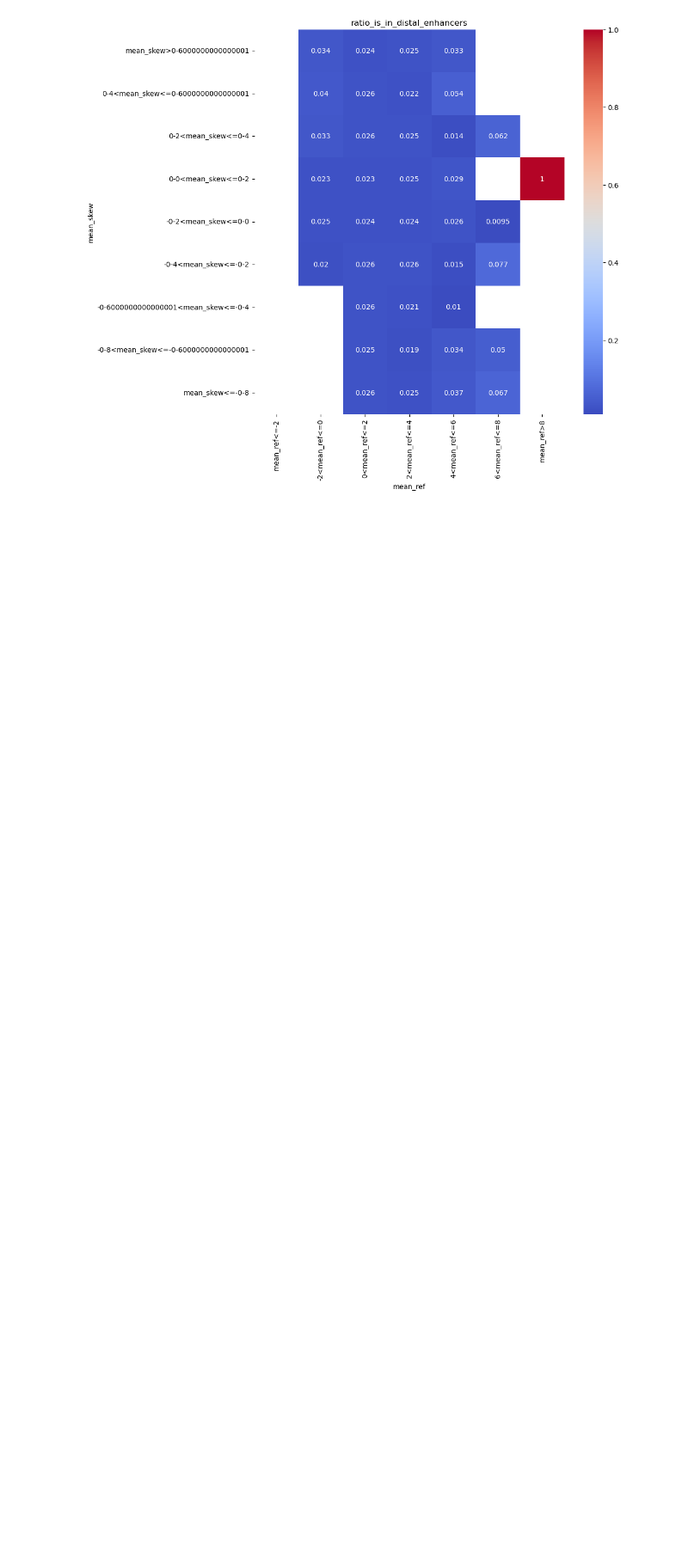
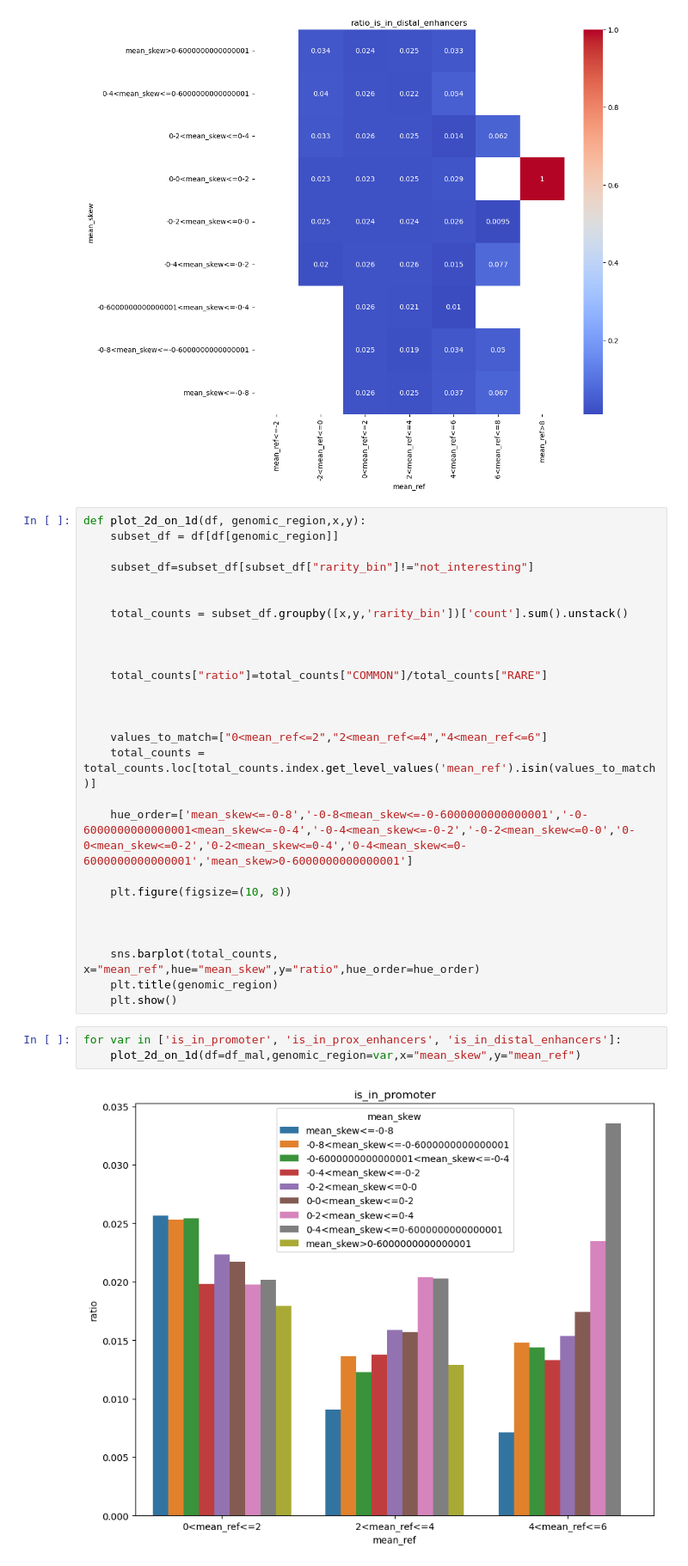
Before and after one commit to Reilly-Lab-Yale/variant_effects_mnoon, a Jupyter notebook: 3.graphs/graph_all.ipynb, the cells around one changed output. Shown at 86% size. Cells and saved outputs as stored; diff of their text form; blank space fills up the shorter version.

```diff
--- a/3.graphs/graph_all.ipynb
+++ b/3.graphs/graph_all.ipynb
@@ -312,3 +312,35 @@ for var in ['is_in_promoter', 'is_in_prox_enhancers', 'is_in_distal_enhancers']:
 [figure]
 [figure]
 [figure]
+# %%
+def plot_2d_on_1d(df, genomic_region,x,y):
+    subset_df = df[df[genomic_region]]
+
+    subset_df=subset_df[subset_df["rarity_bin"]!="not_interesting"]
+
+
+    total_counts = subset_df.groupby([x,y,'rarity_bin'])['count'].sum().unstack()
+
+
+
+    total_counts["ratio"]=total_counts["COMMON"]/total_counts["RARE"]
+
+
+
+    values_to_match=["0<mean_ref<=2","2<mean_ref<=4","4<mean_ref<=6"]
+    total_counts = total_counts.loc[total_counts.index.get_level_values('mean_ref').isin(values_to_match)]
+
+    hue_order=['mean_skew<=-0-8','-0-8<mean_skew<=-0-6000000000000001','-0-6000000000000001<mean_skew<=-0-4','-0-4<mean_skew<=-0-2','-0-2<mean_skew<=0-0','0-0<mean_skew<=0-2','0-2<mean_skew<=0-4','0-4<mean_skew<=0-6000000000000001','mean_skew>0-6000000000000001']
+
+    plt.figure(figsize=(10, 8))
+
+
+
+    sns.barplot(total_counts, x="mean_ref",hue="mean_skew",y="ratio",hue_order=hue_order)
+    plt.title(genomic_region)
+    plt.show()
+# %%
+for var in ['is_in_promoter', 'is_in_prox_enhancers', 'is_in_distal_enhancers']:
+    plot_2d_on_1d(df=df_mal,genomic_region=var,x="mean_skew",y="mean_ref")
+# %% [output]
+[figure, added]
```
Also changed, not shown: parts of 2 cells of this notebook, 7 other files.
